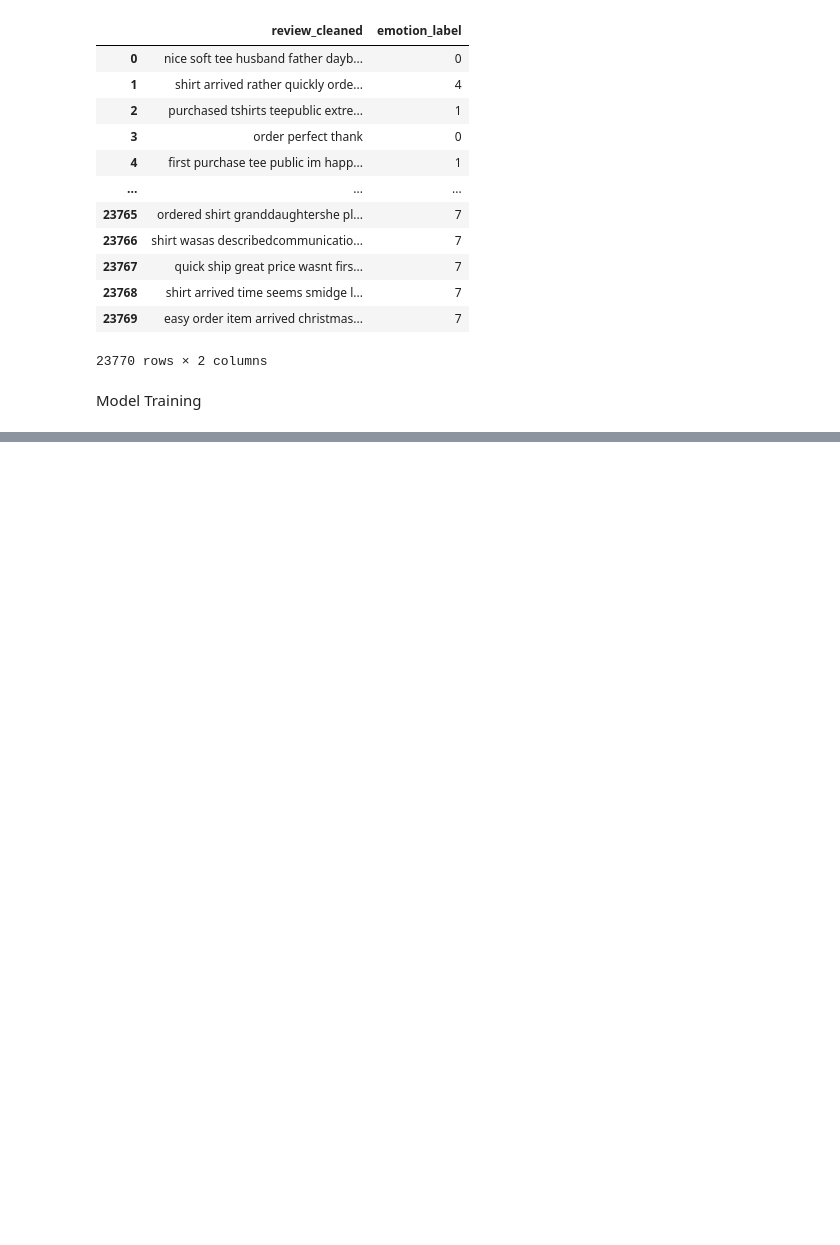
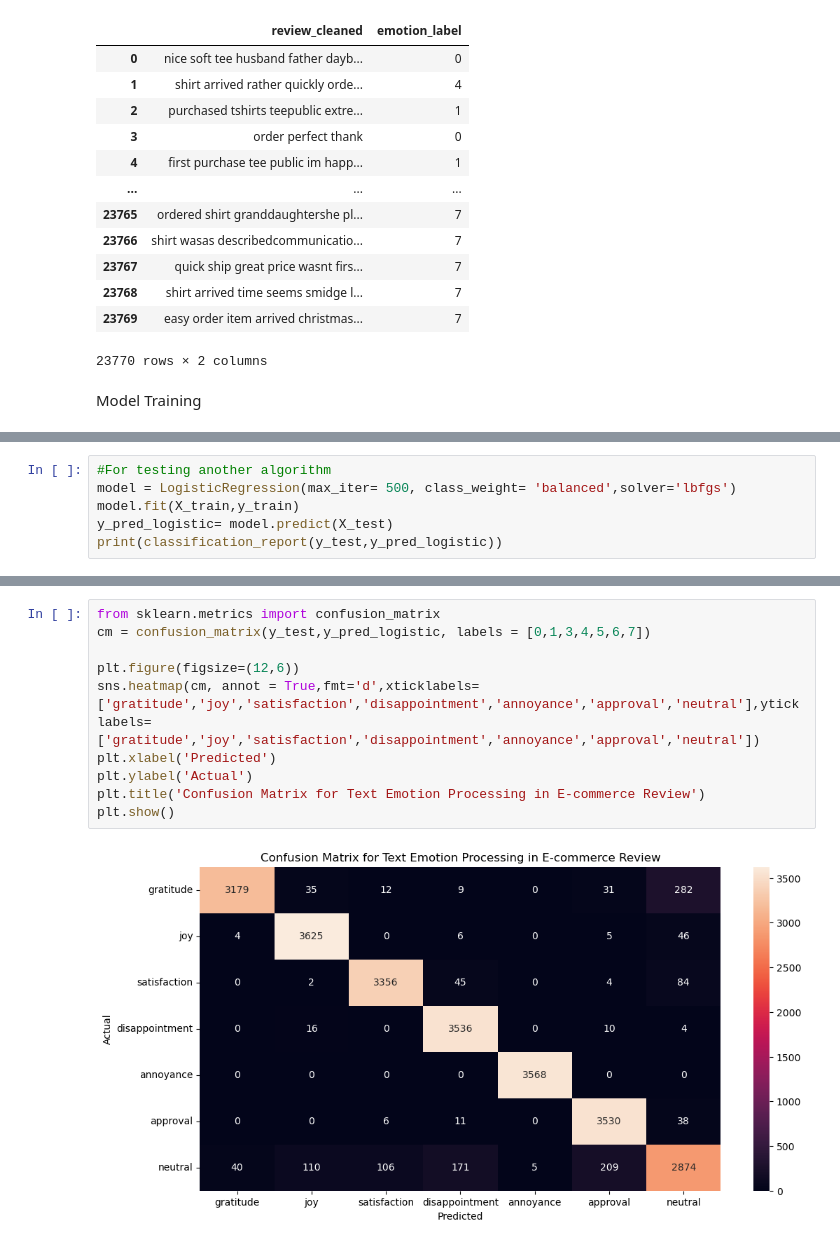
Before and after one commit to Jryx0701/Empathic_Model_E-Commerce_review, a Jupyter notebook: Empathic_Summative.ipynb, the cells around one changed output, grey strips where cells are left out. Cells and saved outputs as stored; diff of their text form; blank space fills up the shorter version.

```diff
--- a/Empathic_Summative.ipynb
+++ b/Empathic_Summative.ipynb
@@ -149,0 +167,6 @@ weighted avg       0.80      0.80      0.80      7131
+# %%
+#For testing another algorithm
+model = LogisticRegression(max_iter= 500, class_weight= 'balanced',solver='lbfgs')
+model.fit(X_train,y_train)
+y_pred_logistic= model.predict(X_test)
+print(classification_report(y_test,y_pred_logistic))
@@ -150,3 +187,15 @@ weighted avg       0.80      0.80      0.80      7131
+# %%
+from sklearn.metrics import confusion_matrix
+cm = confusion_matrix(y_test,y_pred_logistic, labels = [0,1,3,4,5,6,7])
+
+plt.figure(figsize=(12,6))
+sns.heatmap(cm, annot = True,fmt='d',xticklabels=['gratitude','joy','satisfaction','disappointment','annoyance','approval','neutral'],yticklabels=['gratitude','joy','satisfaction','disappointment','annoyance','approval','neutral'])
+plt.xlabel('Predicted')
+plt.ylabel('Actual')
+plt.title('Confusion Matrix for Text Emotion Processing in E-commerce Review')
+plt.show()
+# %% [output]
+[figure, added]
 # %%
 #-------------sample prediction-----------------------
 def prediction_model(text):
```
Also changed, not shown: parts of 5 cells of this notebook.
